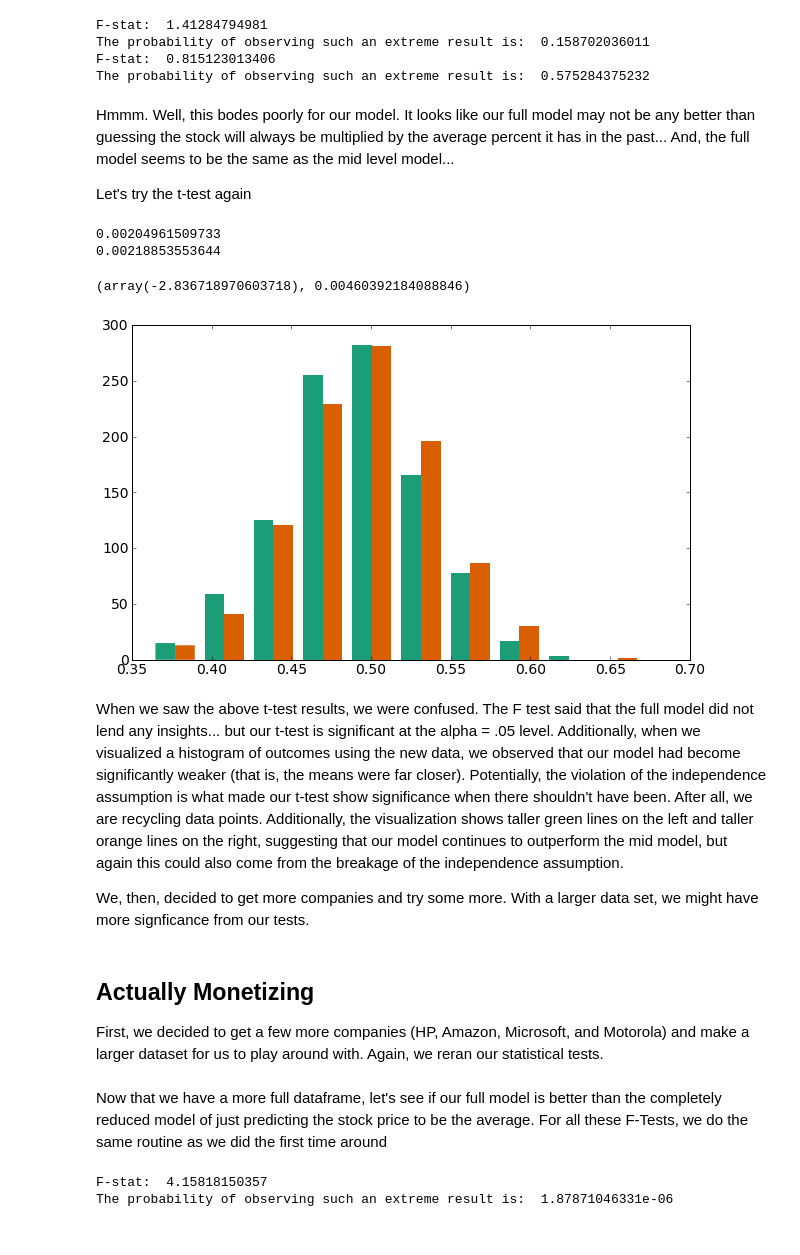
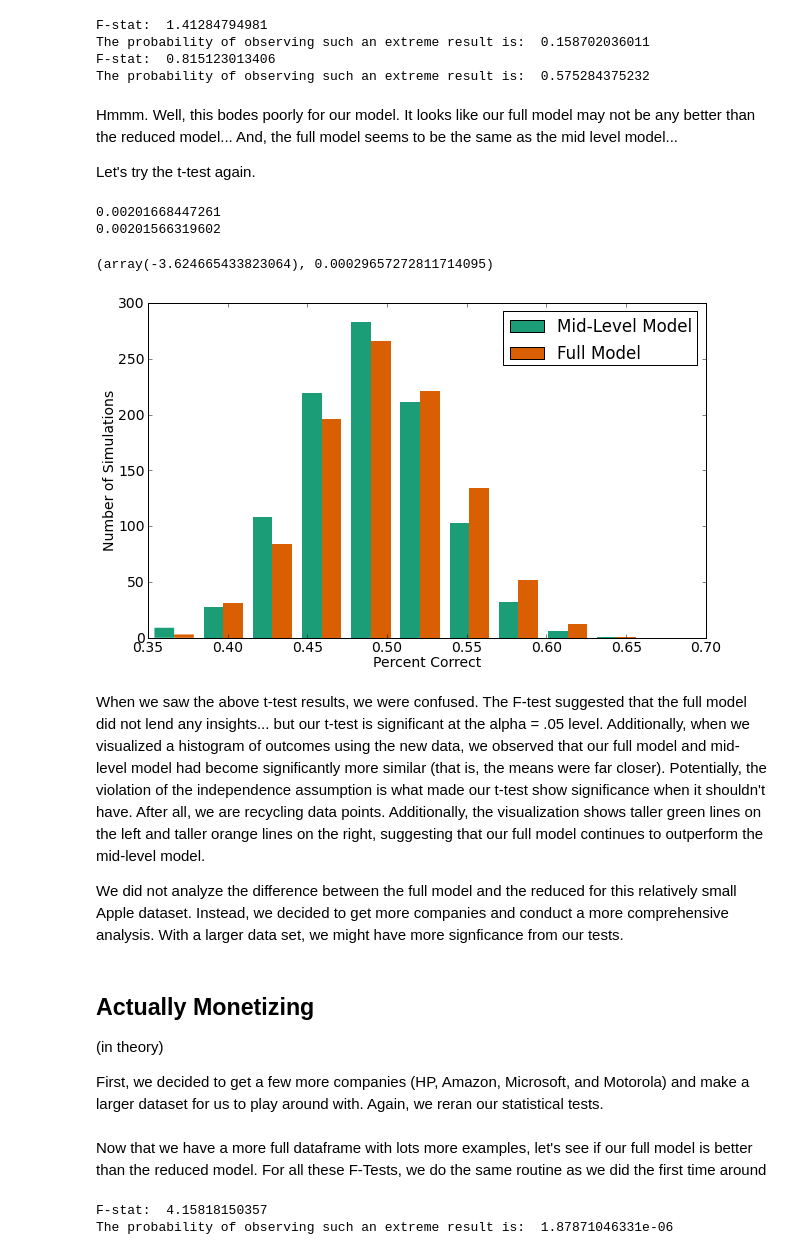
Before and after one commit to yuechen/SKY, a Jupyter notebook: PJNEW.ipynb, the cells around one changed output. Saved outputs shown, nothing was run; the diff lists cells and outputs as text; code cells hidden in the pictures.

```diff
--- a/PJNEW.ipynb
+++ b/PJNEW.ipynb
@@ -1401,7 +1402,7 @@ percent correct: 56.2
 Not impressive. But not surprising. Let's see if we can still get something out of this. When we had our old dataset, the full model seemed to perform much better than the reduced model. Let's see if this is still true for this new dataset.
 # %%
 apple_formatted_data = new_generate_regression_dataset(apple_complete_data)
-predictors, ouctomes = generate_predictors_outcomes(apple_formatted_data)
+predictors, outcomes = generate_predictors_outcomes(apple_formatted_data)
 DFReduced = len(outcomes) - 1
 DFFull = len(outcomes) - 13
 DFMid = len(outcomes) - 6
@@ -1441,9 +1442,9 @@ The probability of observing such an extreme result is:  0.158702036011
 F-stat:  0.815123013406
 The probability of observing such an extreme result is:  0.575284375232
 # %% [markdown]
-Hmmm.  Well, this bodes poorly for our model.  It looks like our full model may not be any better than guessing the stock will always be multiplied by the average percent it has in the past... And, the full model seems to be the same as the mid level model...
+Hmmm.  Well, this bodes poorly for our model.  It looks like our full model may not be any better than the reduced model... And, the full model seems to be the same as the mid level model...
 
-Let's try the t-test again
+Let's try the t-test again.
 # %%
 apple_formatted_data = new_generate_regression_dataset(apple_complete_data)
 predictors, outcomes = generate_predictors_outcomes(apple_formatted_data)
@@ -1459,24 +1460,29 @@ print np.var(new_mid_model)
 new_full_model = generate_percent_correct(1000, predictors, outcomes)
 print np.var(full_model)
 # %% [output]
-0.00204961509733
-0.00218853553644
+0.00201668447261
+0.00201566319602
 # %%
 scipy.stats.ttest_ind(new_mid_model, new_full_model)
 # %% [output]
-(array(-2.836718970603718), 0.00460392184088846)
+(array(-3.624665433823064), 0.00029657272811714095)
 # %%
-plt.hist((new_mid_model, new_full_model), bins=10)
+plt.hist((new_mid_model, new_full_model), bins=10, label=['Mid-Level Model', 'Full Model'])
+plt.legend(loc=1)
+plt.xlabel('Percent Correct')
+plt.ylabel('Number of Simulations')
 plt.show()
 # %% [output]
-[figure, old version]
+[figure, new version]
 # %% [markdown]
-When we saw the above t-test results, we were confused.  The F test said that the full model did not lend any insights... but our t-test is significant at the alpha = .05 level. Additionally, when we visualized a histogram of outcomes using the new data, we observed that our model had become significantly weaker (that is, the means were far closer).  Potentially, the violation of the independence assumption is what made our t-test show significance when there shouldn't have been.  After all, we are recycling data points. Additionally, the visualization shows taller green lines on the left and taller orange lines on the right, suggesting that our model continues to outperform the mid model, but again this could also come from the breakage of the independence assumption.
+When we saw the above t-test results, we were confused.  The F-test suggested that the full model did not lend any insights... but our t-test is significant at the alpha = .05 level. Additionally, when we visualized a histogram of outcomes using the new data, we observed that our full model and mid-level model had become significantly more similar (that is, the means were far closer).  Potentially, the violation of the independence assumption is what made our t-test show significance when it shouldn't have.  After all, we are recycling data points. Additionally, the visualization shows taller green lines on the left and taller orange lines on the right, suggesting that our full model continues to outperform the mid-level model.
 
-We, then, decided to get more companies and try some more.  With a larger data set, we might have more signficance from our tests.
+We did not analyze the difference between the full model and the reduced for this relatively small Apple dataset. Instead, we decided to get more companies and conduct a more comprehensive analysis. With a larger data set, we might have more signficance from our tests.
 # %% [markdown]
 Actually Monetizing
 -------------------
+(in theory)
+
 First, we decided to get a few more companies (HP, Amazon, Microsoft, and Motorola) and make a larger dataset for us to play around with.  Again, we reran our statistical tests.
 # %%
 new_formatted_full_data = reduce((lambda acc, x: new_generate_regression_dataset(x) + acc), companies_data, [])
@@ -1514,7 +1520,7 @@ full_predictions = []
 for datum in predictor_lists:
     full_predictions.append(full_intercept + np.dot(datum, full_coeffs))
 # %% [markdown]
-Now that we have a more full dataframe, let's see if our full model is better than the completely reduced model of just predicting the stock price to be the average.  For all these F-Tests, we do the same routine as we did the first time around
+Now that we have a more full dataframe with lots more examples, let's see if our full model is better than the reduced model.  For all these F-Tests, we do the same routine as we did the first time around
 # %%
 run_ESS_F_Test(full_predictions,red_pred,actuals,DFFull, DFReduced)
 # %% [output]
```
Also changed, not shown: parts of 35 cells of this notebook.
